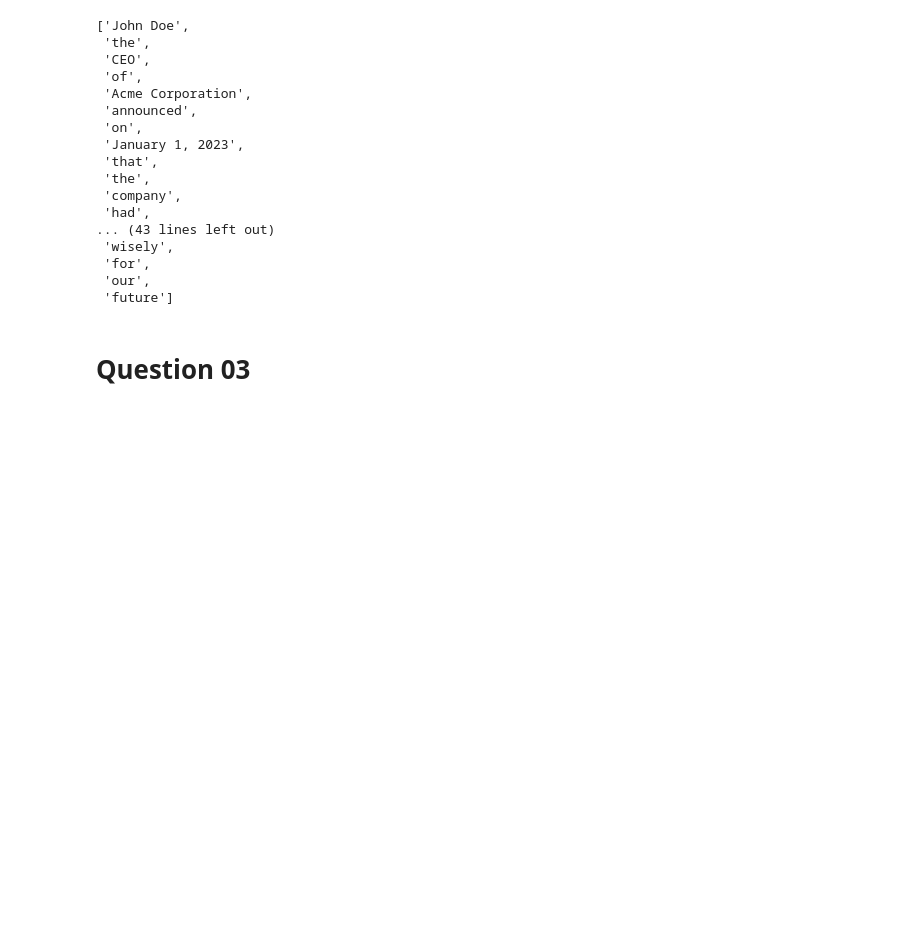
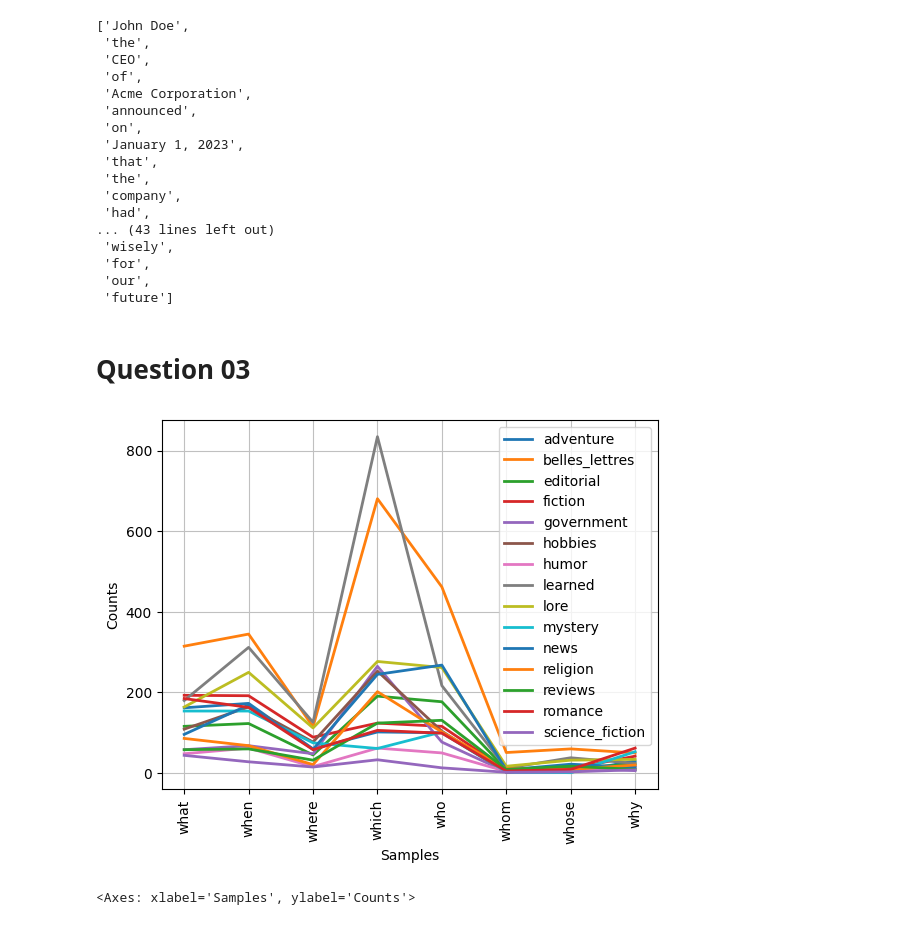
Before and after one commit to RanArino/Course_Projects, a Jupyter notebook: BDA550_TextMining/WS02.ipynb, the cells around one changed output. Cells and saved outputs as stored; diff of their text form; code cells hidden in the pictures; blank space fills up the shorter version.

```diff
--- a/BDA550_TextMining/WS02.ipynb
+++ b/BDA550_TextMining/WS02.ipynb
@@ -108,0 +106,31 @@ wh_words = ['who', 'what', 'where', 'when', 'why', 'which', 'whose', 'whom']
+# %%
+# get some text from brown
+brown = nltk.corpus.brown
+text_dict = {}
+for cat in brown.categories():
+    text_dict[cat] = brown.raw(categories=cat)
+
+# tokenize each text
+token_dict = {}
+for key in text_dict.keys():
+    token_dict[key] = nltk.regexp_tokenize(text_dict[key], pattern)
+# %%
+# define a list of wh-words
+wh_words_list = ['when', 'what', 'which', 'who', 'where', 'why', 'whom', 'whose']
+
+# create the conditional frequency distribution
+cfd = nltk.ConditionalFreqDist(
+    (cat, word.lower())
+    for cat, text in token_dict.items()
+    for word in text if word.lower() in wh_words_list
+)
+
+# showing freq dist of wh-words based on each text (genru)
+#for cat in cfd.conditions():
+#    print(cat, ": ", cfd[cat].__repr__())
+
+# visualize the number of wh-words in each genre
+cfd.plot()
+# %% [output]
+[figure, added]
+<Axes: xlabel='Samples', ylabel='Counts'>
```
Also changed, not shown: parts of 3 cells of this notebook.
